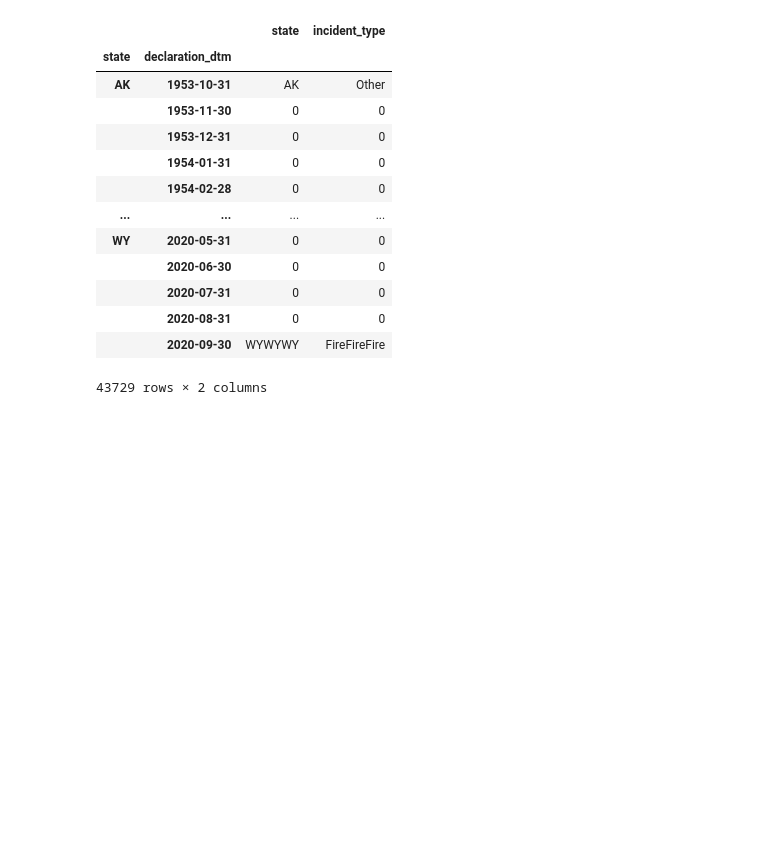
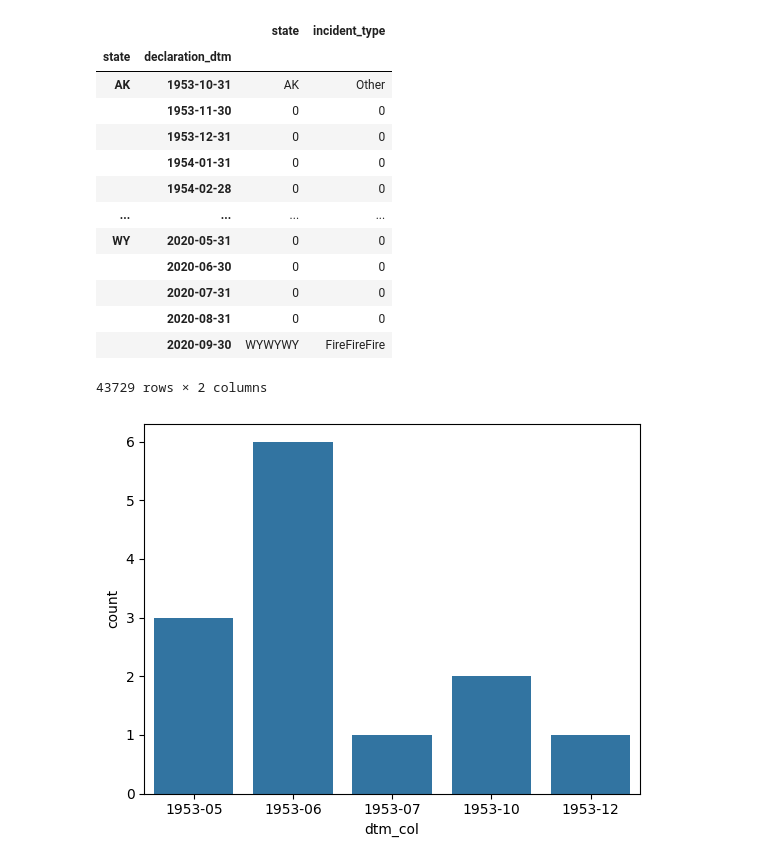
Before and after one commit to 4GeeksAcademy/helloklow-final-project-research, a Jupyter notebook: src/explore.ipynb, the cells around one changed output. Drawn from its saved outputs; the diff is of its cells as text; code cells hidden in the pictures; blank space fills up the shorter version.

```diff
--- a/src/explore.ipynb
+++ b/src/explore.ipynb
@@ -226,10 +226,10 @@ df.head()
 5 rows × 24 columns
 # %%
 # Check time axis (for year 1953 only)
-date_df = df[df['declaration_dtm'].dt.strftime('%Y')=='1953']
-dates = date_df['declaration_dtm'].value_counts()
+year = df[df['declaration_dtm'].dt.strftime('%Y')=='1953']
+counts = year['declaration_dtm'].value_counts()
 
-dates.plot(kind='bar', color= 'steelblue')
+counts.plot(kind='bar', color= 'steelblue')
 plt.title('Incident Count by Date')
 plt.xticks(rotation=45, ha='right')
 plt.xlabel('Date')
@@ -264,3 +264,14 @@ subset_df.set_index('declaration_dtm').groupby('state').resample('ME').sum()
 |  | 2020-08-31 | 0 | 0 |
 |  | 2020-09-30 | WYWYWY | FireFireFire |
 43729 rows × 2 columns
+# %%
+# Filter month and year from dtm col
+df['dtm_col'] = year['declaration_dtm'].dt.to_period('M')
+
+# Group based on month and year and create a col to count number of incidents
+dis_count = df.groupby(['dtm_col']).size().reset_index(name='count')
+
+# Plot using seaborn
+ax = sns.barplot(x="dtm_col", y="count", data=dis_count)
+# %% [output]
+[figure, added]
```
